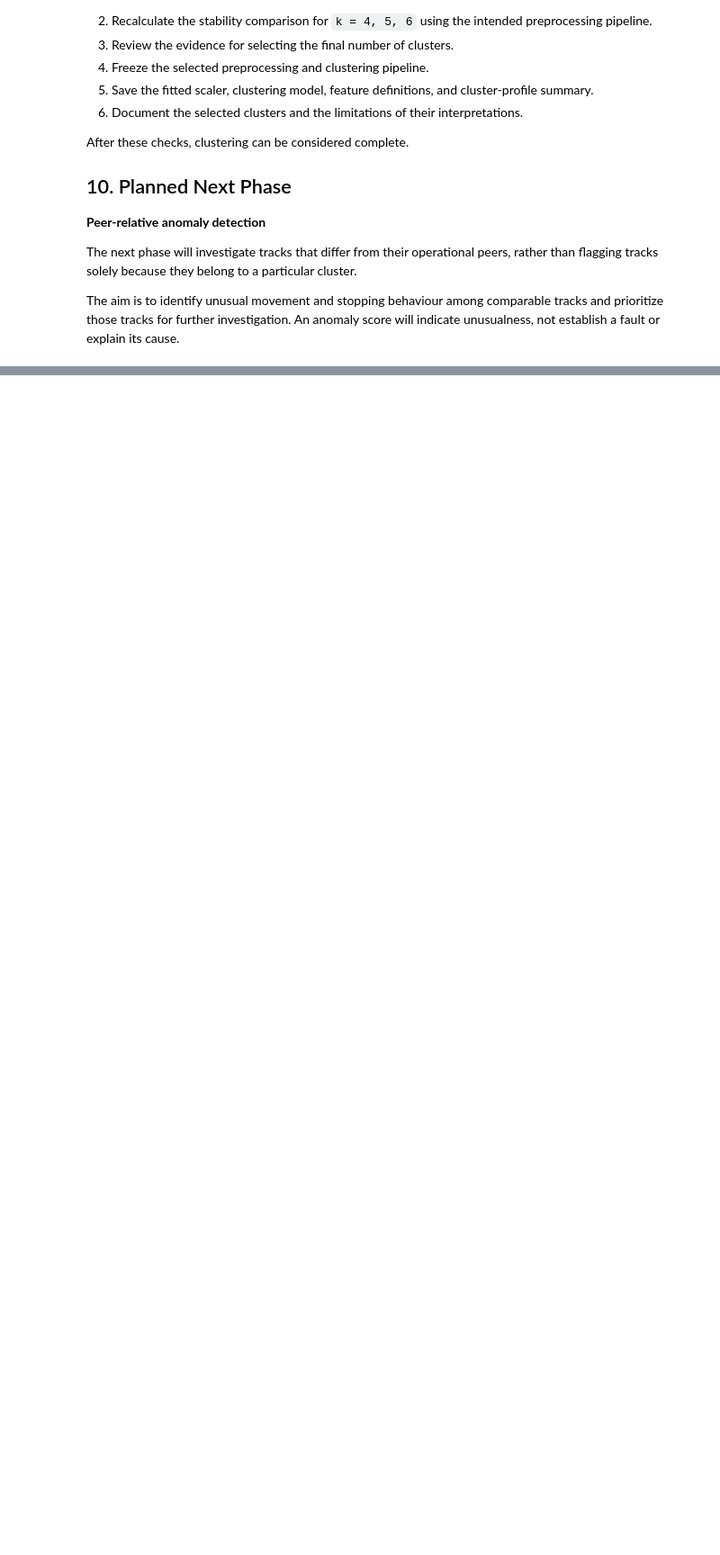
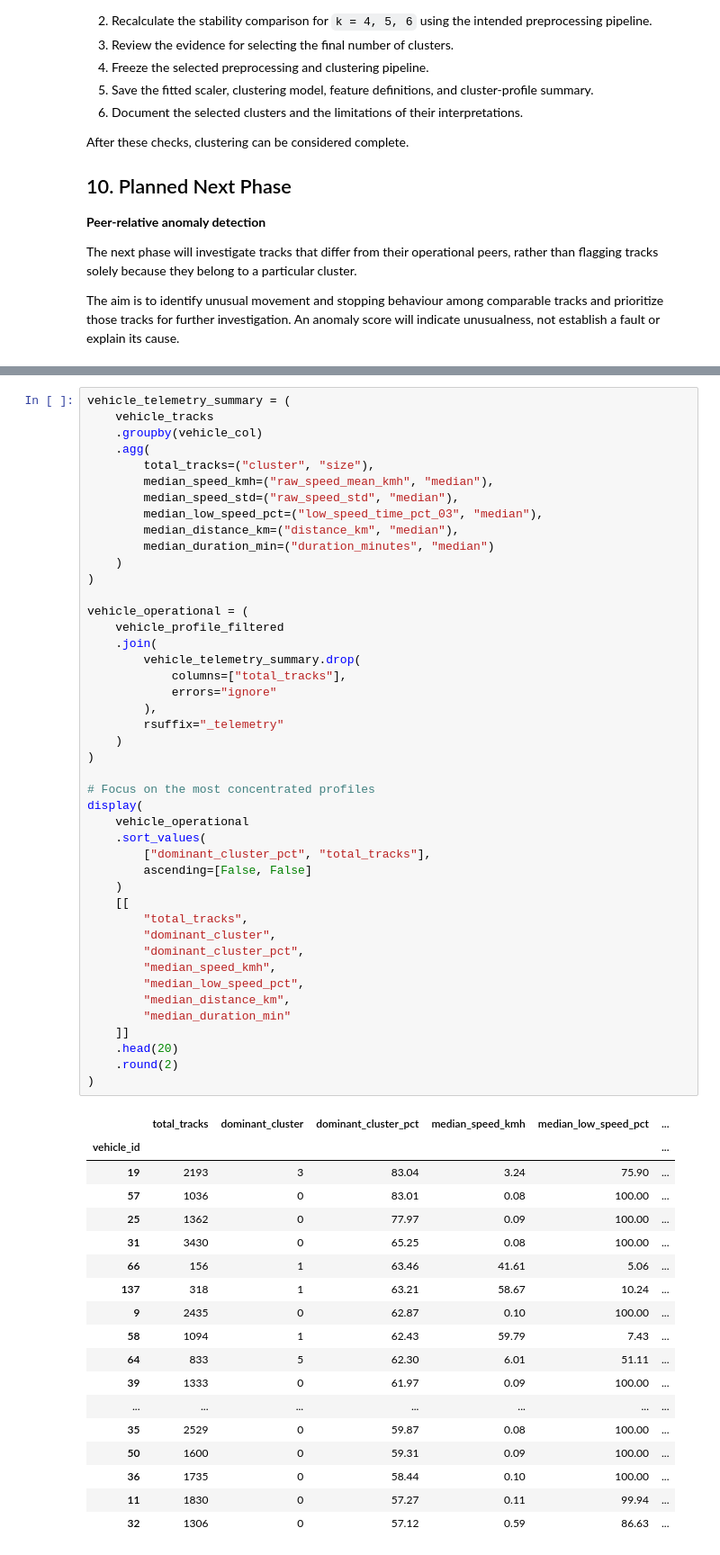
Before and after one commit to Bhargeshjani03/dt-cargo-vehicle-telemetry-, a Jupyter notebook: notebooks/PCA_analysis.ipynb, the cells around one changed output, grey strips where cells are left out. Shown at 90% size. Drawn from its saved outputs; the diff is of its cells as text; blank space fills up the shorter version.

```diff
--- a/notebooks/PCA_analysis.ipynb
+++ b/notebooks/PCA_analysis.ipynb
@@ -5811,0 +6639,63 @@ The aim is to identify unusual movement and stopping behaviour among comparable
+# %%
+vehicle_telemetry_summary = (
+    vehicle_tracks
+    .groupby(vehicle_col)
+    .agg(
+        total_tracks=("cluster", "size"),
+        median_speed_kmh=("raw_speed_mean_kmh", "median"),
+        median_speed_std=("raw_speed_std", "median"),
+        median_low_speed_pct=("low_speed_time_pct_03", "median"),
+        median_distance_km=("distance_km", "median"),
+        median_duration_min=("duration_minutes", "median")
+    )
+)
+
+vehicle_operational = (
+    vehicle_profile_filtered
+    .join(
+        vehicle_telemetry_summary.drop(
+            columns=["total_tracks"],
+            errors="ignore"
+        ),
+        rsuffix="_telemetry"
+    )
+)
+
+# Focus on the most concentrated profiles
+display(
+    vehicle_operational
+    .sort_values(
+        ["dominant_cluster_pct", "total_tracks"],
+        ascending=[False, False]
+    )
+    [[
+        "total_tracks",
+        "dominant_cluster",
+        "dominant_cluster_pct",
+        "median_speed_kmh",
+        "median_low_speed_pct",
+        "median_distance_km",
+        "median_duration_min"
+    ]]
+    .head(20)
+    .round(2)
+)
+# %% [output]
+|  | total_tracks | dominant_cluster | dominant_cluster_pct | median_speed_kmh | median_low_speed_pct | ... |
+| vehicle_id |  |  |  |  |  | ... |
+| 19 | 2193 | 3 | 83.04 | 3.24 | 75.90 | ... |
+| 57 | 1036 | 0 | 83.01 | 0.08 | 100.00 | ... |
+| 25 | 1362 | 0 | 77.97 | 0.09 | 100.00 | ... |
+| 31 | 3430 | 0 | 65.25 | 0.08 | 100.00 | ... |
+| 66 | 156 | 1 | 63.46 | 41.61 | 5.06 | ... |
+| 137 | 318 | 1 | 63.21 | 58.67 | 10.24 | ... |
+| 9 | 2435 | 0 | 62.87 | 0.10 | 100.00 | ... |
+| 58 | 1094 | 1 | 62.43 | 59.79 | 7.43 | ... |
+| 64 | 833 | 5 | 62.30 | 6.01 | 51.11 | ... |
+| 39 | 1333 | 0 | 61.97 | 0.09 | 100.00 | ... |
+| ... | ... | ... | ... | ... | ... | ... |
+| 35 | 2529 | 0 | 59.87 | 0.08 | 100.00 | ... |
+| 50 | 1600 | 0 | 59.31 | 0.09 | 100.00 | ... |
+| 36 | 1735 | 0 | 58.44 | 0.10 | 100.00 | ... |
+| 11 | 1830 | 0 | 57.27 | 0.11 | 99.94 | ... |
+| 32 | 1306 | 0 | 57.12 | 0.59 | 86.63 | ... |
```
Also changed, not shown: parts of 35 cells of this notebook, 1 other file.
